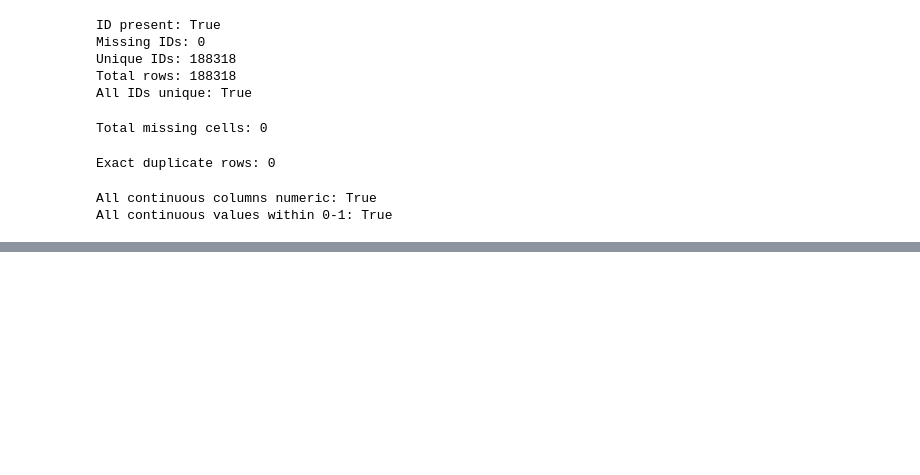
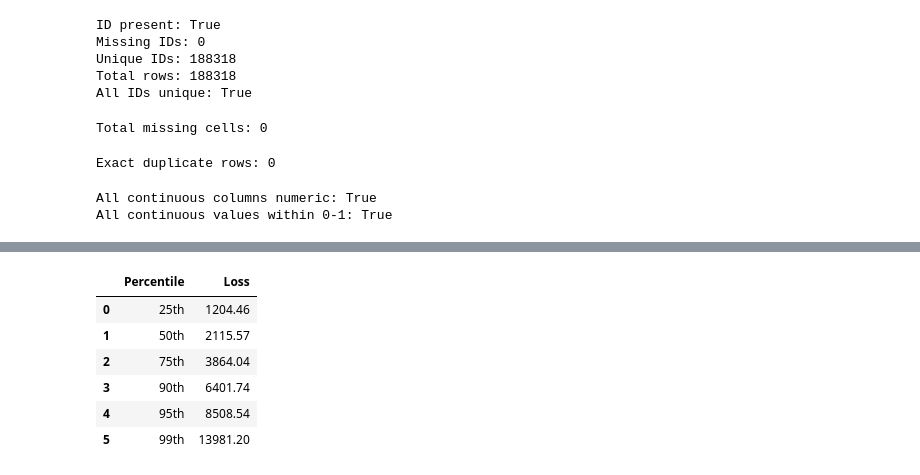
Before and after one commit to Break-Through-Tech/Allstate-1C-predicting-auto-claims-severity, a Jupyter notebook: notebooks/data-understanding.ipynb, the cells around one changed output, grey strips where cells are left out. Cells and saved outputs as stored; diff of their text form; code cells hidden in the pictures; blank space fills up the shorter version.

```diff
--- a/notebooks/data-understanding.ipynb
+++ b/notebooks/data-understanding.ipynb
@@ -375,0 +476,19 @@ NumPy Version: 2.3.3
+# %%
+# percentile table
+percentiles = [0.25, 0.50, 0.75, 0.90, 0.95, 0.99]
+
+percentile_table = pd.DataFrame({
+    "Percentile": ["25th", "50th", "75th", "90th", "95th", "99th"],
+    "Loss": [loss_series.quantile(p) for p in percentiles]
+})
+
+percentile_table["Loss"] = percentile_table["Loss"].round(2)
+percentile_table
+# %% [output]
+|  | Percentile | Loss |
+| 0 | 25th | 1204.46 |
+| 1 | 50th | 2115.57 |
+| 2 | 75th | 3864.04 |
+| 3 | 90th | 6401.74 |
+| 4 | 95th | 8508.54 |
+| 5 | 99th | 13981.20 |
```
Also changed, not shown: parts of 16 cells of this notebook.
